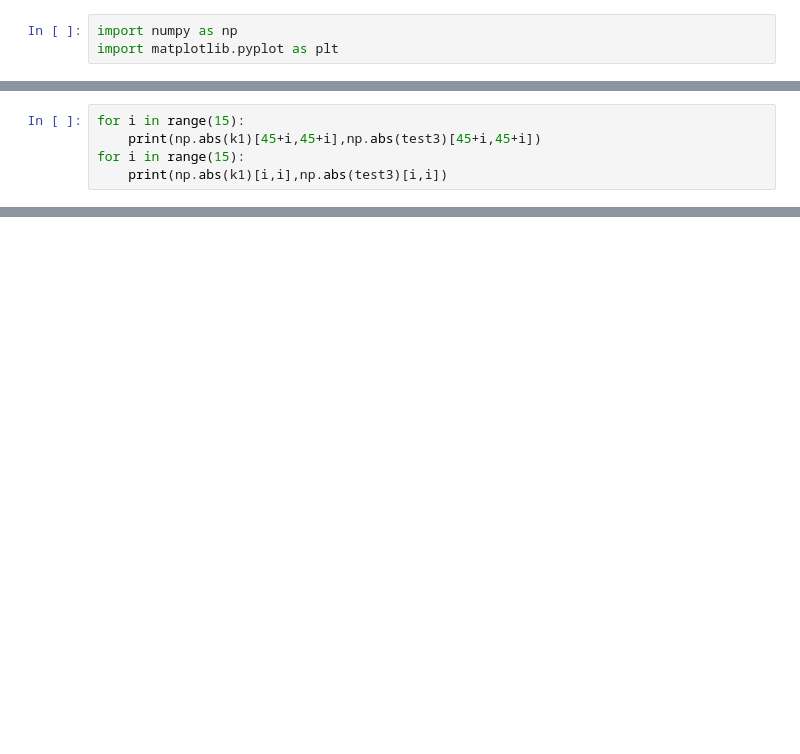
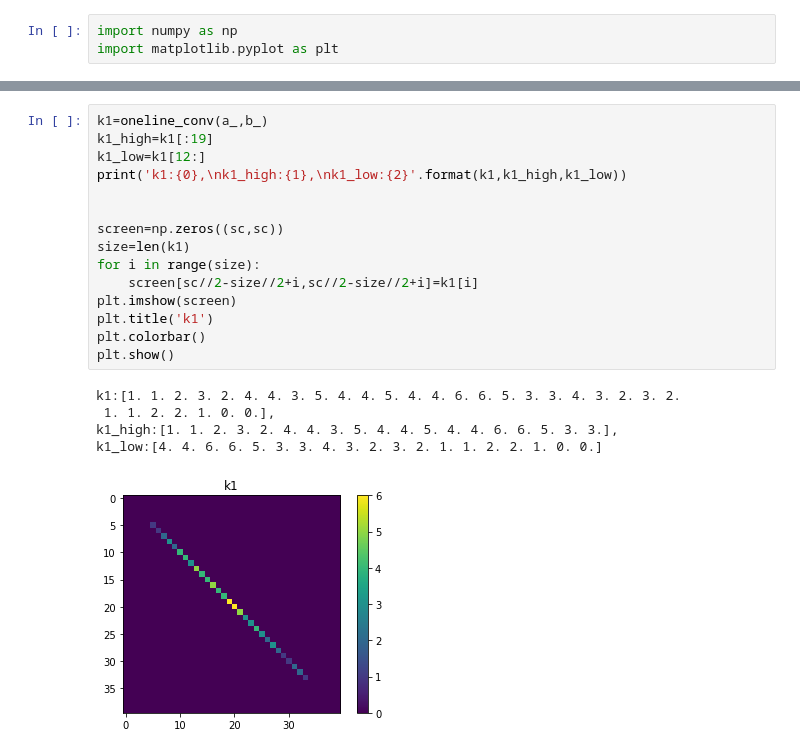
Before and after one commit to Sorger-Lab/4F-system, a Jupyter notebook: Cryptographic/Simple simulation.ipynb, the cells around one changed output, grey strips where cells are left out. Saved outputs shown, nothing was run; the diff lists cells and outputs as text; blank space fills up the shorter version.

```diff
--- a/Cryptographic/Simple simulation.ipynb
+++ b/Cryptographic/Simple simulation.ipynb
@@ -46,5 +72,0 @@ plt.show()
-# %%
-for i in range(15):
-    print(np.abs(k1)[45+i,45+i],np.abs(test3)[45+i,45+i])
-for i in range(15):
-    print(np.abs(k1)[i,i],np.abs(test3)[i,i])
@@ -118,0 +73,21 @@ plt.show()
+# %%
+k1=oneline_conv(a_,b_)
+k1_high=k1[:19]
+k1_low=k1[12:]
+print('k1:{0},\nk1_high:{1},\nk1_low:{2}'.format(k1,k1_high,k1_low))
+
+
+screen=np.zeros((sc,sc))
+size=len(k1)
+for i in range(size):
+    screen[sc//2-size//2+i,sc//2-size//2+i]=k1[i]
+plt.imshow(screen)
+plt.title('k1')
+plt.colorbar()
+plt.show()
+# %% [output]
+k1:[1. 1. 2. 3. 2. 4. 4. 3. 5. 4. 4. 5. 4. 4. 6. 6. 5. 3. 3. 4. 3. 2. 3. 2.
+ 1. 1. 2. 2. 1. 0. 0.],
+k1_high:[1. 1. 2. 3. 2. 4. 4. 3. 5. 4. 4. 5. 4. 4. 6. 6. 5. 3. 3.],
+k1_low:[4. 4. 6. 6. 5. 3. 3. 4. 3. 2. 3. 2. 1. 1. 2. 2. 1. 0. 0.]
+[figure, added]
```
Also changed, not shown: parts of 14 cells of this notebook, 4 other files.
